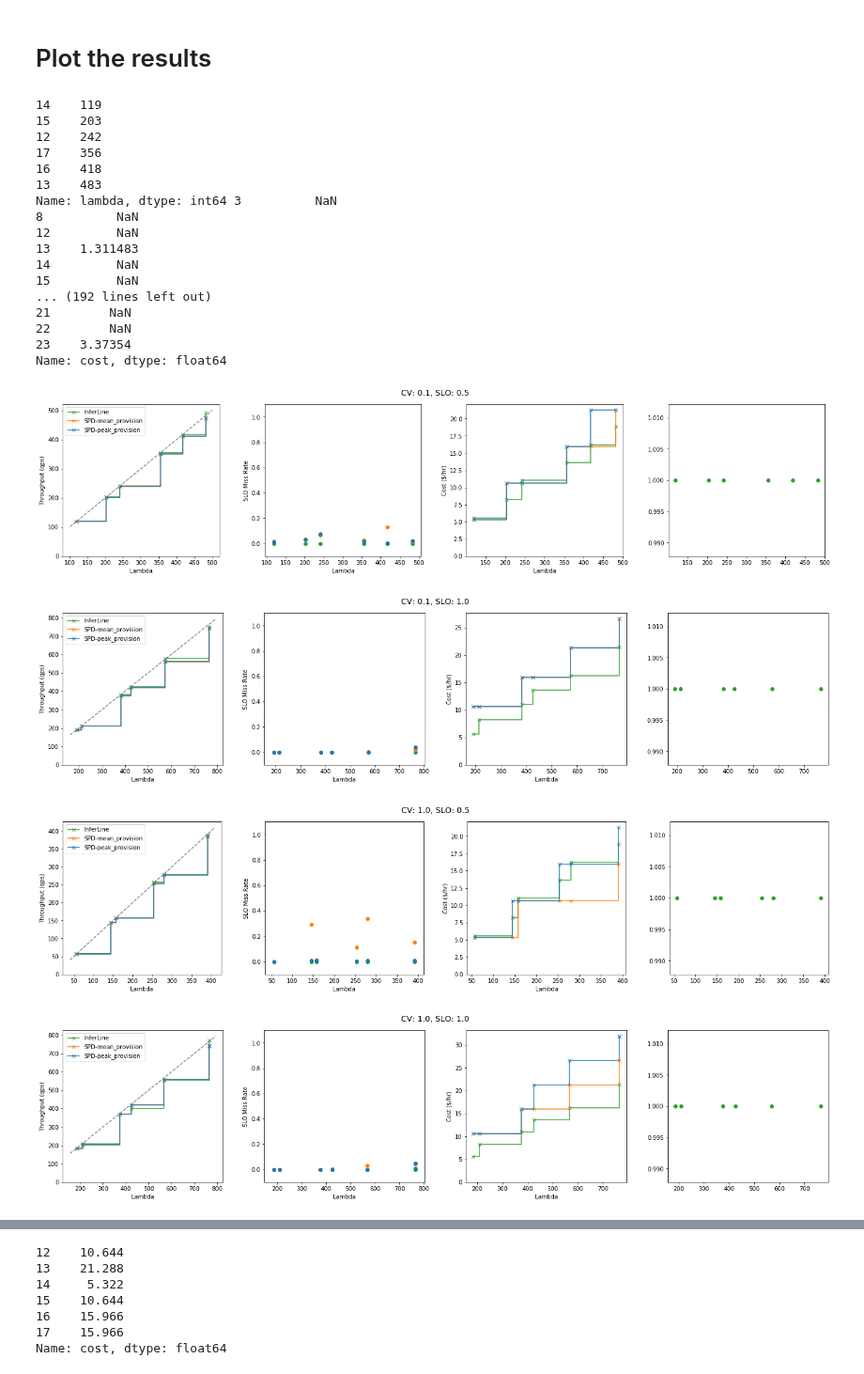
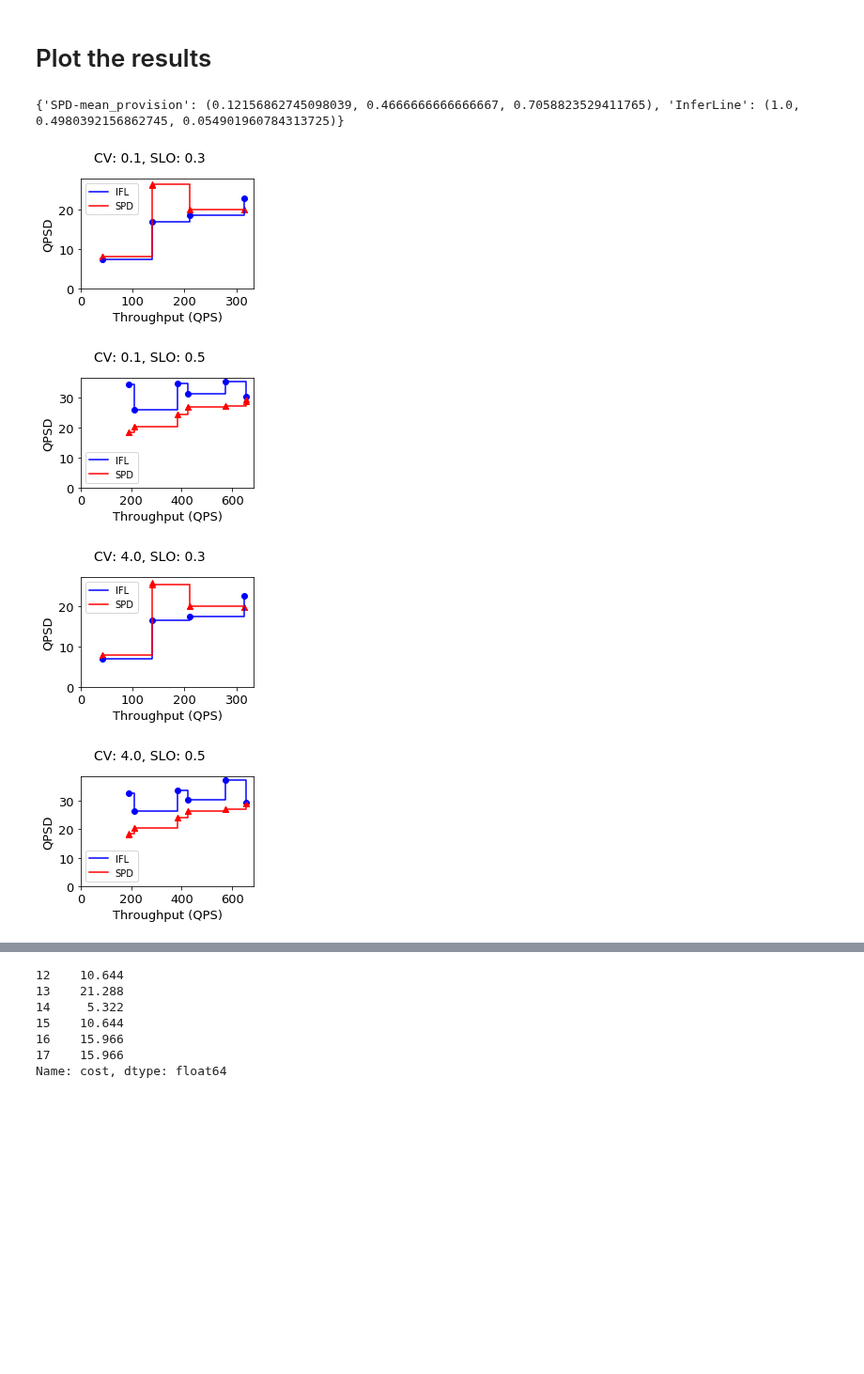
Before and after one commit to dcrankshaw/plots-model-comp-paper, a Jupyter notebook: plotting/system_comparison_plots_scratch.ipynb, the cells around one changed output, grey strips where cells are left out. Shown at 94% size. Cells and saved outputs as stored; diff of their text form; code cells hidden in the pictures; blank space fills up the shorter version.

Commit message:
Plots update

```diff
--- a/plotting/system_comparison_plots_scratch.ipynb
+++ b/plotting/system_comparison_plots_scratch.ipynb
@@ -34,61 +34,48 @@ pipeline_one_df = pd.concat([spd_pipeline_one, ifl_pipeline_one])
 # %%
 names = pipeline_one_df.name.unique()
 colors = sns.color_palette(n_colors=len(names))
 cmap = dict(zip(names, colors))
+print cmap
+cmap = {
+    "SPD-mean_provision":"red",
+    "InferLine":"blue"
+}
+label_map = {
+    "SPD-mean_provision":"SPD",
+    "InferLine":"IFL"
+}
+marker_map = {
+    "SPD-mean_provision":"^",
+    "InferLine":"o"
+}
 
 for cv, cv_group in pipeline_one_df.groupby(pipeline_one_df.CV):
+    if cv not in [0.1, 4.0]:
+        continue
     for slo, slo_group in cv_group.groupby(cv_group.slo):
-        fig, (ax_thru, ax_slo, ax_cost, ax_cost_factor) = plt.subplots(nrows=1, ncols=4, figsize=(20, 5))
+        fig, (ax_cost) = plt.subplots(nrows=1, ncols=1, figsize=(4, 3))
 #         fig, (ax_lam, ax_slo) = plt.subplots(nrows=1, ncols=2, figsize=(10, 4))
         ng = slo_group.groupby(slo_group.name)
         ifl_costs = ng.get_group("InferLine").sort_values("lambda")
         for name, name_group in ng:
             name_group = name_group.sort_values("lambda")
-            ax_cost.step(name_group["lambda"], name_group.cost, "x-", where="post", c=cmap[name], label=name)
-            ax_thru.step(name_group["lambda"], name_group.throughput, "x-", where="post", c=cmap[name], label=name)
-            ax_slo.scatter(name_group["lambda"], name_group.slo_miss_rate, c=cmap[name], label=name)
-            try:
-                ax_cost_factor.scatter(name_group["lambda"], ng.get_group(name).sort_values("lambda").cost / ng.get_group("InferLine").sort_values("lambda").cost, c=cmap[name], label=name)
-            except ValueError:
-                print(name_group["lambda"], name_group.cost / ng.get_group("InferLine").cost)
+            ax_cost.step(name_group["lambda"], name_group.throughput/name_group.cost, "-", where="post", c=cmap[name], label=label_map[name])
+            ax_cost.scatter(name_group["lambda"], name_group.throughput/name_group.cost, marker=marker_map[name], c=cmap[name])
 
+        ax_cost.set_ylabel("QPSD", fontsize=13)
+        ax_cost.set_xlabel("Throughput (QPS)", fontsize=13)
+        ax_cost.set_ylim(0)
+        ax_cost.set_xlim(0)
+        ax_cost.tick_params(labelsize=13)
+        ax_cost.legend()
 
-#             ax_slo_25.scatter(name_group.lambda, name_group.slo_plus_25_per_miss_rate, c=cmap[name], label=name)
-        ax_thru.plot(ax_thru.get_xlim(), ax_thru.get_xlim(), "--", c="grey")
-        ax_thru.set_ylim(bottom=0)
-        ax_cost.set_ylabel("Cost ($/hr)")
-        ax_cost.set_xlabel("Lambda")
-        ax_cost.set_ylim(bottom=0)
-        ax_slo.set_xlabel("Lambda")
-        ax_slo.set_ylabel("SLO Miss Rate")
-        ax_slo.set_ylim(bottom=-0.1, top=1.1)
-#         ax_slo.set_ylim((-.1,1.2))
-        ax_thru.set_xlabel("Lambda")
-        ax_thru.set_ylabel("Throughput (qps)")
-#         ax_slo.legend(loc=0)
+        fig.savefig('CV_{}_SLO_{}.pdf'.format(cv,slo))
 
-        ax_thru.legend(loc=0)
         fig.suptitle("CV: {cv}, SLO: {slo}".format(cv=cv, slo=slo), fontsize=14)
         plt.tight_layout(pad=3)
 # %% [output]
-14    119
-15    203
-12    242
-17    356
-16    418
-13    483
-Name: lambda, dtype: int64 3          NaN
-8          NaN
-12         NaN
-13    1.311483
-14         NaN
-15         NaN
-... (192 lines left out)
-21        NaN
-22        NaN
-23    3.37354
-Name: cost, dtype: float64
+{'SPD-mean_provision': (0.12156862745098039, 0.4666666666666667, 0.7058823529411765), 'InferLine': (1.0, 0.4980392156862745, 0.054901960784313725)}
-[figure, old version]
+[figure, new version]
-[figure, old version]
+[figure, new version]
-[figure, old version]
+[figure, new version]
-[figure, old version]
+[figure, new version]
```
Also changed, not shown: parts of 4 cells of this notebook, 15 other files.
